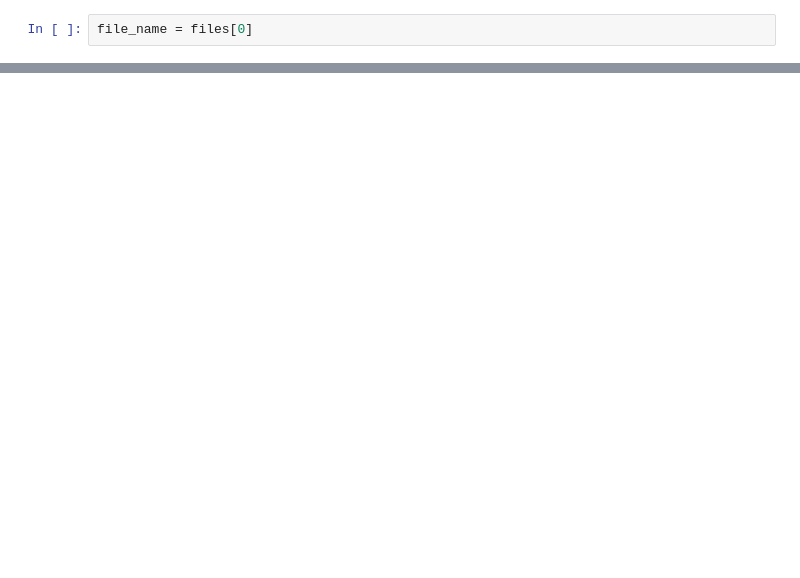
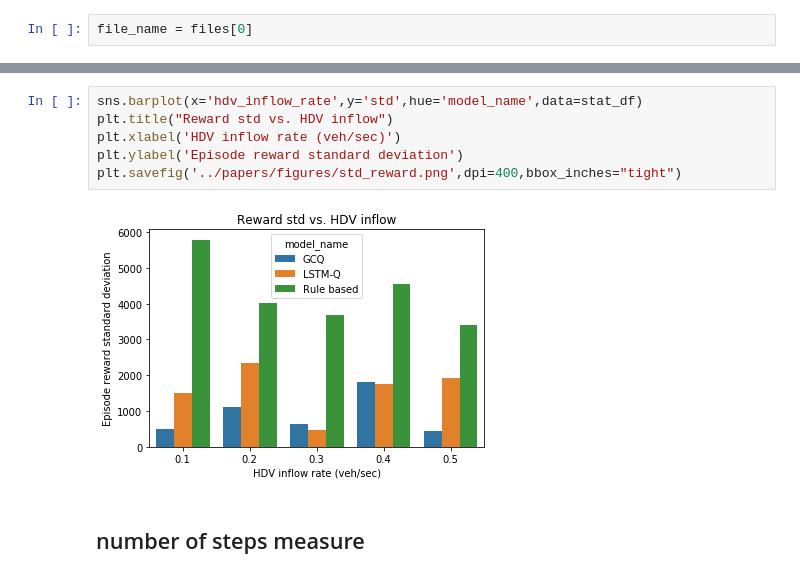
Before and after one commit to JiqianDong/GCQ_source, a Jupyter notebook: Result .ipynb, the cells around one changed output, grey strips where cells are left out. Drawn from its saved outputs; the diff is of its cells as text; blank space fills up the shorter version.

```diff
--- a/Result .ipynb
+++ b/Result .ipynb
@@ -94,0 +181,10 @@ sns.lineplot(x='num_hv',y='median',hue='model_name',data=stat_df)
+# %%
+sns.barplot(x='hdv_inflow_rate',y='std',hue='model_name',data=stat_df)
+plt.title("Reward std vs. HDV inflow")
+plt.xlabel('HDV inflow rate (veh/sec)')
+plt.ylabel('Episode reward standard deviation')
+plt.savefig('../papers/figures/std_reward.png',dpi=400,bbox_inches="tight")
+# %% [output]
+[figure, added]
+# %% [markdown]
+## number of steps measure
```
Also changed, not shown: parts of 16 cells of this notebook, 29 other files.
